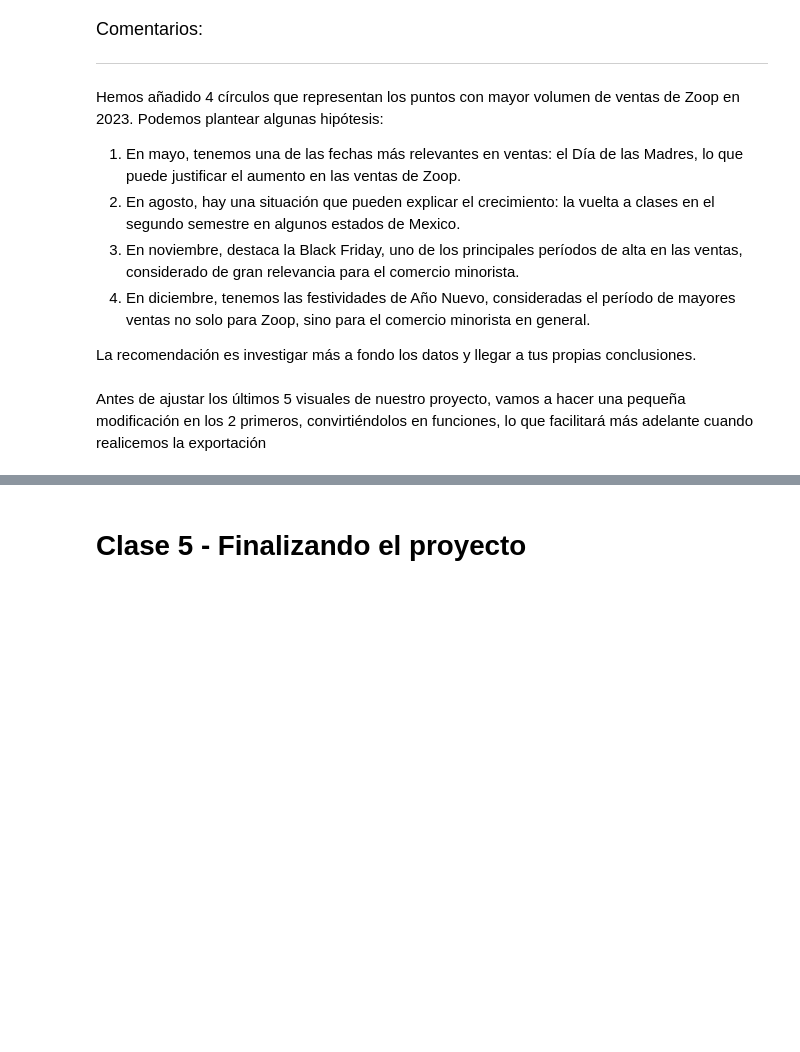
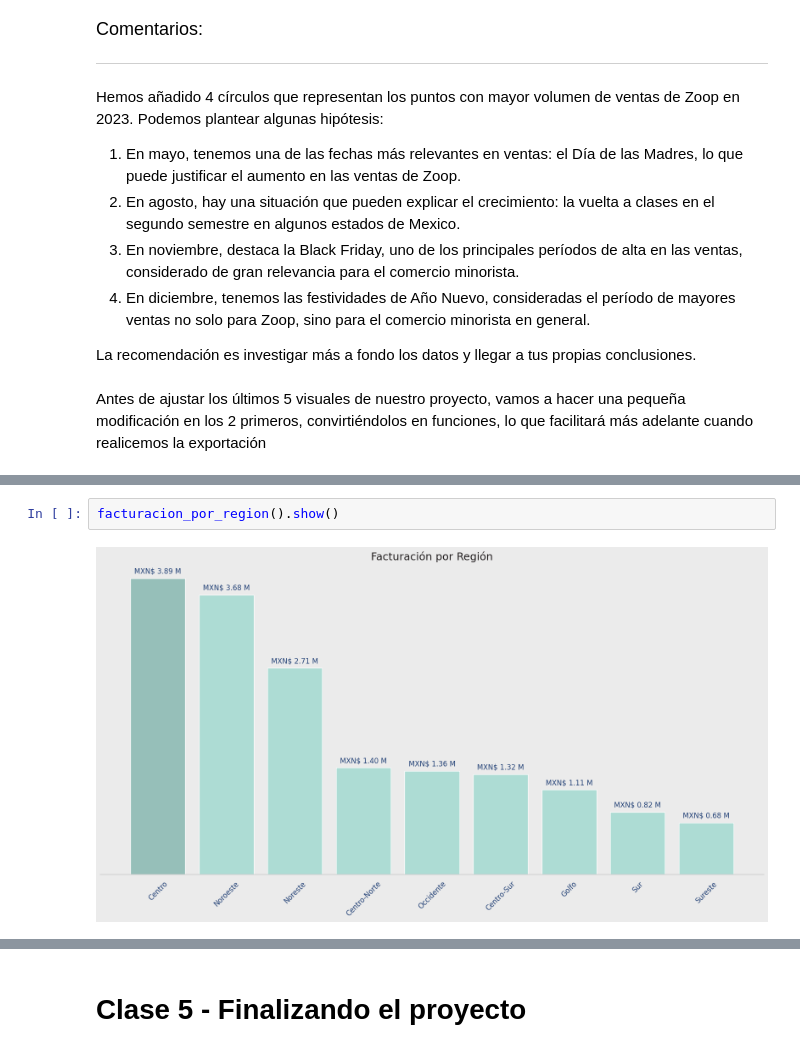
Before and after one commit to JLuceroVasquez/ia-aplicada-a-data-science-construccion-de-visualizaciones, a Jupyter notebook: IA_aplicada_a_ciencia_de_datos.ipynb, the cells around one changed output, grey strips where cells are left out. Cells and saved outputs as stored; diff of their text form; blank space fills up the shorter version.

```diff
--- a/IA_aplicada_a_ciencia_de_datos.ipynb
+++ b/IA_aplicada_a_ciencia_de_datos.ipynb
@@ -1683,0 +1787,4 @@ Antes de ajustar los últimos 5 visuales de nuestro proyecto, vamos a hacer una
+# %%
+facturacion_por_region().show()
+# %% [output]
+[figure, added]
```
Also changed, not shown: parts of 41 cells of this notebook.
